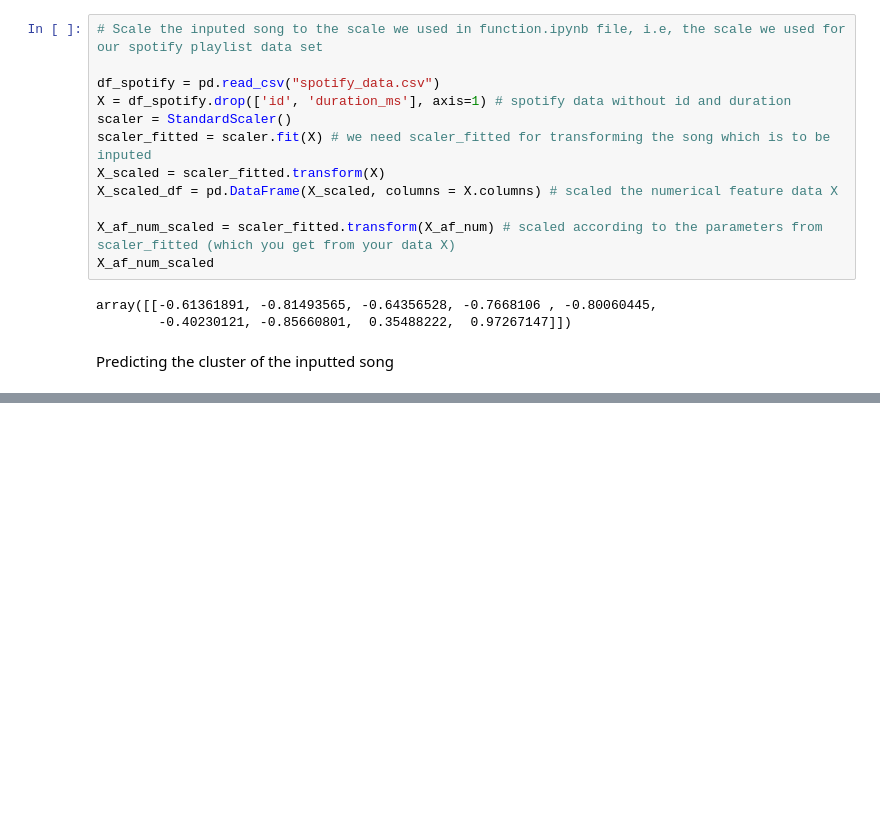
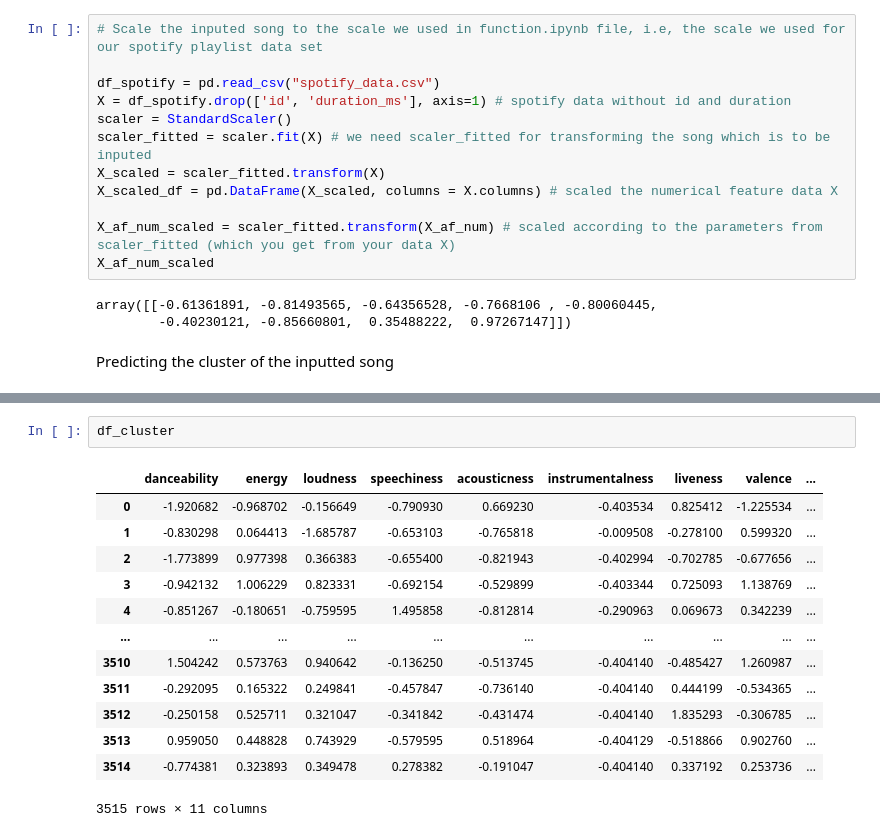
Before and after one commit to ajaykrishna2810/SongRecommender, a Jupyter notebook: master.ipynb, the cells around one changed output, grey strips where cells are left out. Drawn from its saved outputs; the diff is of its cells as text; blank space fills up the shorter version.

Commit message:
until the prediction of the song cluster

```diff
--- a/master.ipynb
+++ b/master.ipynb
@@ -155,2 +155,18 @@ song_cluster.
 # %% [output]
 array([0])
+# %%
+df_cluster
+# %% [output]
+|  | danceability | energy | loudness | speechiness | acousticness | instrumentalness | liveness | valence | ... |
+| 0 | -1.920682 | -0.968702 | -0.156649 | -0.790930 | 0.669230 | -0.403534 | 0.825412 | -1.225534 | ... |
+| 1 | -0.830298 | 0.064413 | -1.685787 | -0.653103 | -0.765818 | -0.009508 | -0.278100 | 0.599320 | ... |
+| 2 | -1.773899 | 0.977398 | 0.366383 | -0.655400 | -0.821943 | -0.402994 | -0.702785 | -0.677656 | ... |
+| 3 | -0.942132 | 1.006229 | 0.823331 | -0.692154 | -0.529899 | -0.403344 | 0.725093 | 1.138769 | ... |
+| 4 | -0.851267 | -0.180651 | -0.759595 | 1.495858 | -0.812814 | -0.290963 | 0.069673 | 0.342239 | ... |
+| ... | ... | ... | ... | ... | ... | ... | ... | ... | ... |
+| 3510 | 1.504242 | 0.573763 | 0.940642 | -0.136250 | -0.513745 | -0.404140 | -0.485427 | 1.260987 | ... |
+| 3511 | -0.292095 | 0.165322 | 0.249841 | -0.457847 | -0.736140 | -0.404140 | 0.444199 | -0.534365 | ... |
+| 3512 | -0.250158 | 0.525711 | 0.321047 | -0.341842 | -0.431474 | -0.404140 | 1.835293 | -0.306785 | ... |
+| 3513 | 0.959050 | 0.448828 | 0.743929 | -0.579595 | 0.518964 | -0.404129 | -0.518866 | 0.902760 | ... |
+| 3514 | -0.774381 | 0.323893 | 0.349478 | 0.278382 | -0.191047 | -0.404140 | 0.337192 | 0.253736 | ... |
+3515 rows × 11 columns
```
Also changed, not shown: parts of 2 cells of this notebook.
